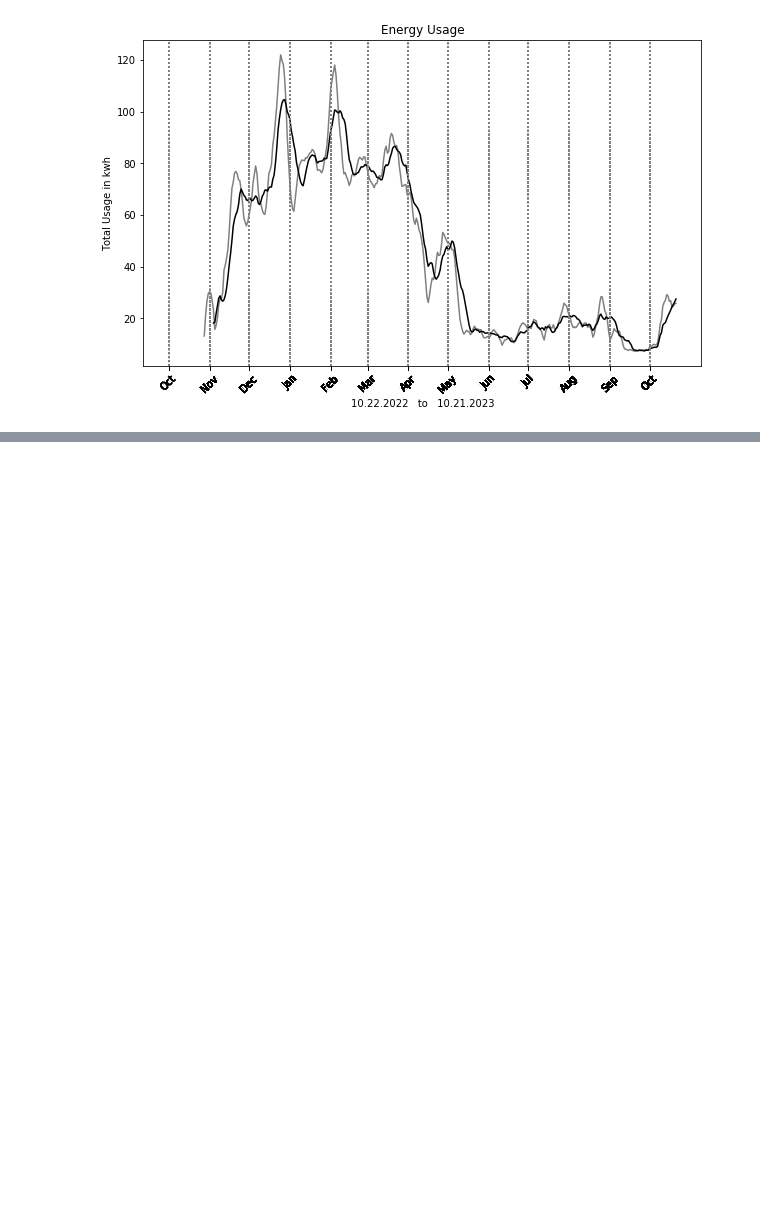
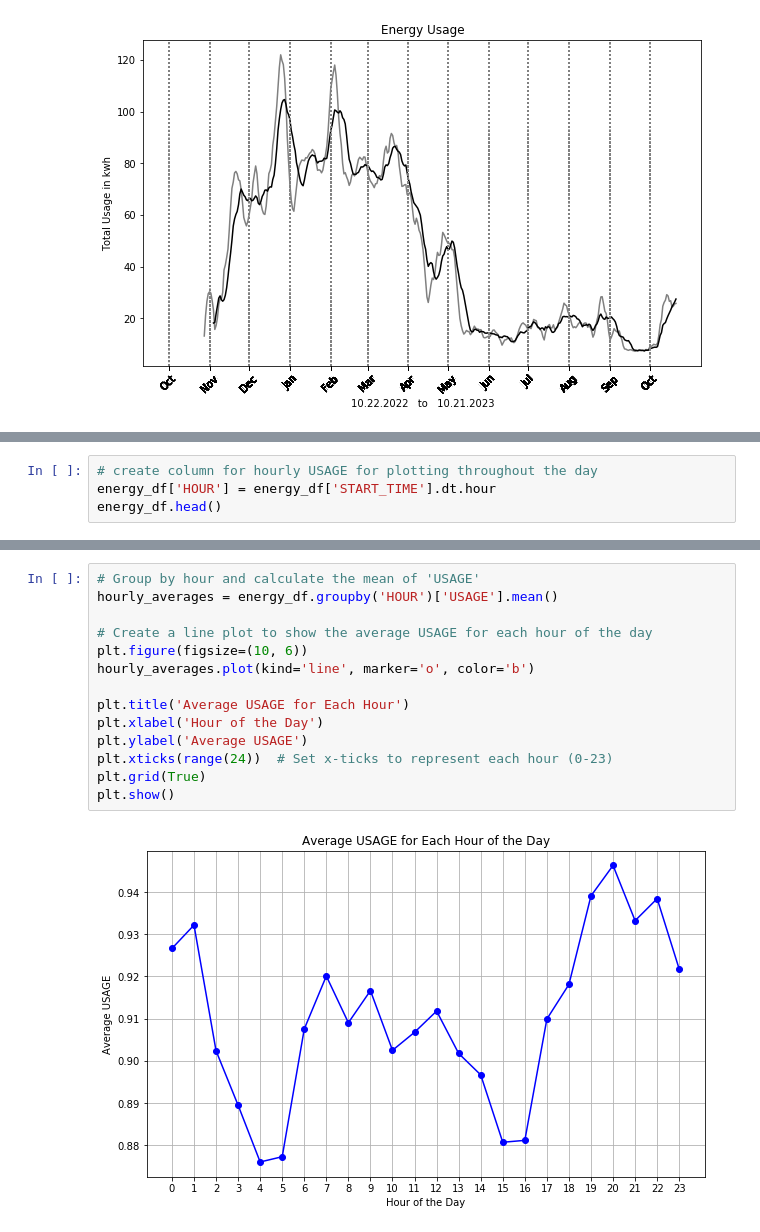
Before and after one commit to MichaelSalata/Energy_Use_Info, a Jupyter notebook: green_button_data_analysis.ipynb, the cells around one changed output, grey strips where cells are left out. Drawn from its saved outputs; the diff is of its cells as text; blank space fills up the shorter version.

Commit message:
added graphs for hourly usage during the cold vs warm days

```diff
--- a/green_button_data_analysis.ipynb
+++ b/green_button_data_analysis.ipynb
@@ -122,0 +132,4 @@ plt.show()
+# %%
+# create column for hourly USAGE for plotting throughout the day
+energy_df['HOUR'] = energy_df['START_TIME'].dt.hour
+energy_df.head()
@@ -122,0 +143,16 @@ plt.show()
+# %%
+# Group by hour and calculate the mean of 'USAGE'
+hourly_averages = energy_df.groupby('HOUR')['USAGE'].mean()
+
+# Create a line plot to show the average USAGE for each hour of the day
+plt.figure(figsize=(10, 6))
+hourly_averages.plot(kind='line', marker='o', color='b')
+
+plt.title('Average USAGE for Each Hour')
+plt.xlabel('Hour of the Day')
+plt.ylabel('Average USAGE')
+plt.xticks(range(24))  # Set x-ticks to represent each hour (0-23)
+plt.grid(True)
+plt.show()
+# %% [output]
+[figure, added]
```
Also changed, not shown: parts of 4 cells of this notebook.
